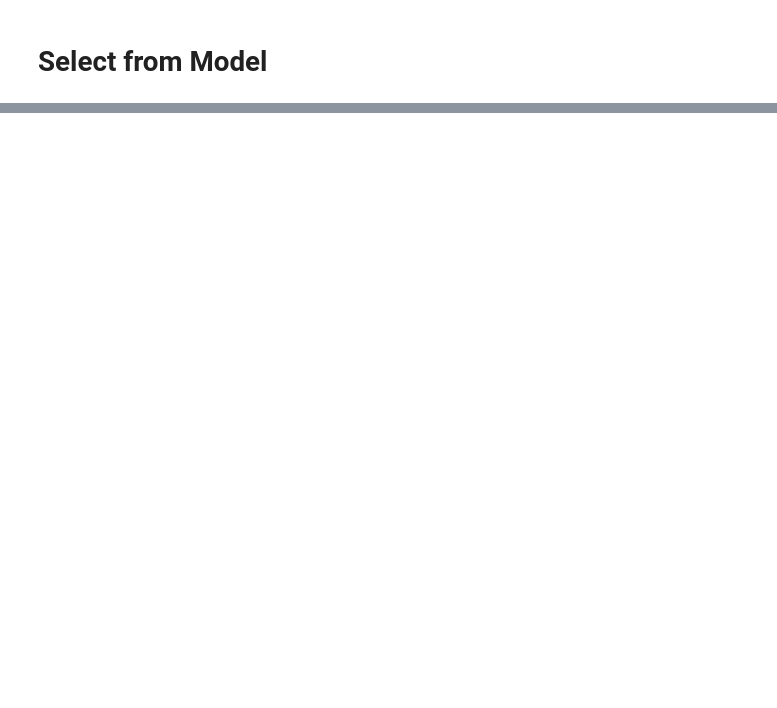
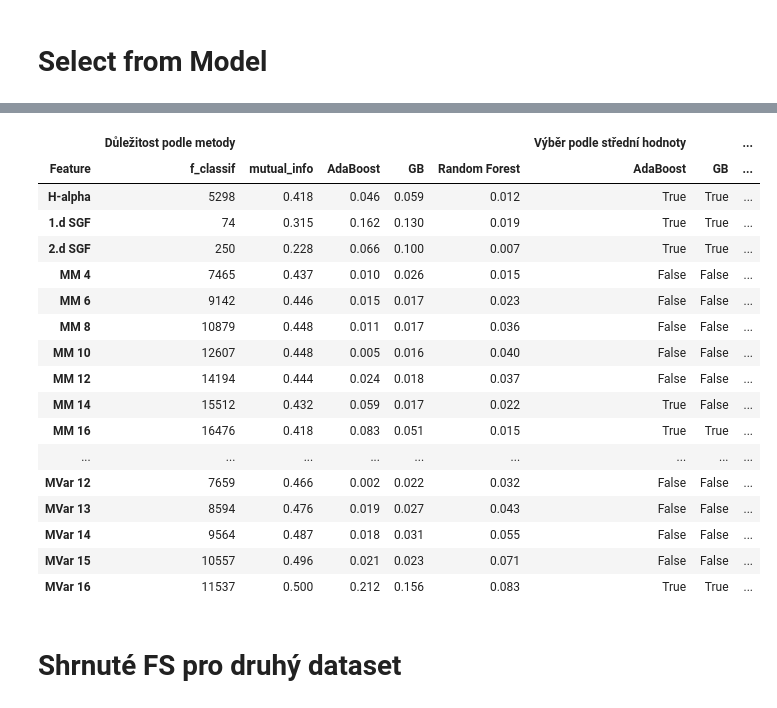
Before and after one commit to TheMrGhostman/Research-Task, a Jupyter notebook: Skripty a Jupytery/Feature Selection.ipynb, the cells around one changed output, grey strips where cells are left out. Drawn from its saved outputs; the diff is of its cells as text; code cells hidden in the pictures; blank space fills up the shorter version.

```diff
--- a/Skripty a Jupytery/Feature Selection.ipynb
+++ b/Skripty a Jupytery/Feature Selection.ipynb
@@ -398,0 +368,2 @@ ada.score(Transform(X[-3000:],u), LABELS[-3000:])
+# %%
+valid_path = path + "Tabulky a výsledky/Feature Selection/"
@@ -398,0 +611,23 @@ ada.score(Transform(X[-3000:],u), LABELS[-3000:])
+# %%
+pd.read_hdf(valid_path + 'FeatureSelection.h5', 'First_dataset')
+# %% [output]
+|  | Důležitost podle metody |  |  |  |  | Výběr podle střední hodnoty |  | ... |
+| Feature | f_classif | mutual_info | AdaBoost | GB | Random Forest | AdaBoost | GB | ... |
+| H-alpha | 5298 | 0.418 | 0.046 | 0.059 | 0.012 | True | True | ... |
+| 1.d SGF | 74 | 0.315 | 0.162 | 0.130 | 0.019 | True | True | ... |
+| 2.d SGF | 250 | 0.228 | 0.066 | 0.100 | 0.007 | True | True | ... |
+| MM 4 | 7465 | 0.437 | 0.010 | 0.026 | 0.015 | False | False | ... |
+| MM 6 | 9142 | 0.446 | 0.015 | 0.017 | 0.023 | False | False | ... |
+| MM 8 | 10879 | 0.448 | 0.011 | 0.017 | 0.036 | False | False | ... |
+| MM 10 | 12607 | 0.448 | 0.005 | 0.016 | 0.040 | False | False | ... |
+| MM 12 | 14194 | 0.444 | 0.024 | 0.018 | 0.037 | False | False | ... |
+| MM 14 | 15512 | 0.432 | 0.059 | 0.017 | 0.022 | True | False | ... |
+| MM 16 | 16476 | 0.418 | 0.083 | 0.051 | 0.015 | True | True | ... |
+| ... | ... | ... | ... | ... | ... | ... | ... | ... |
+| MVar 12 | 7659 | 0.466 | 0.002 | 0.022 | 0.032 | False | False | ... |
+| MVar 13 | 8594 | 0.476 | 0.019 | 0.027 | 0.043 | False | False | ... |
+| MVar 14 | 9564 | 0.487 | 0.018 | 0.031 | 0.055 | False | False | ... |
+| MVar 15 | 10557 | 0.496 | 0.021 | 0.023 | 0.071 | False | False | ... |
+| MVar 16 | 11537 | 0.500 | 0.212 | 0.156 | 0.083 | True | True | ... |
+# %% [markdown]
+# Shrnuté FS pro druhý dataset
```
Also changed, not shown: parts of 145 cells of this notebook, 9 other files.
